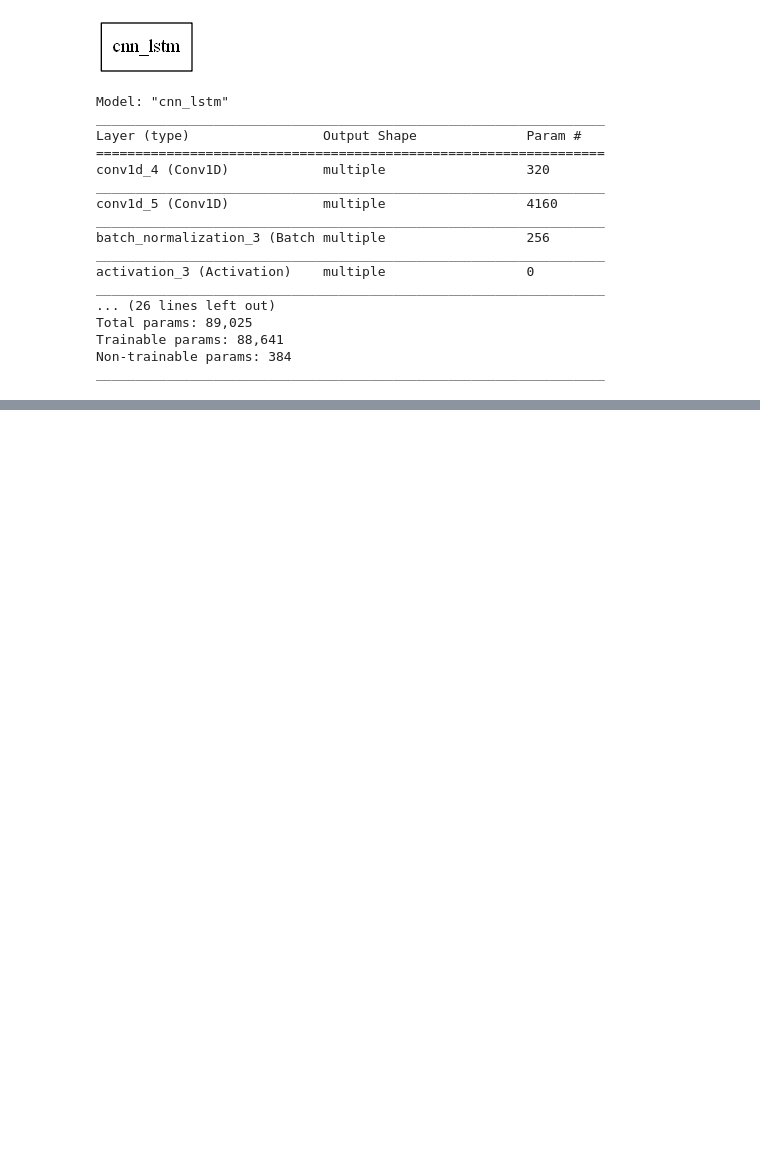
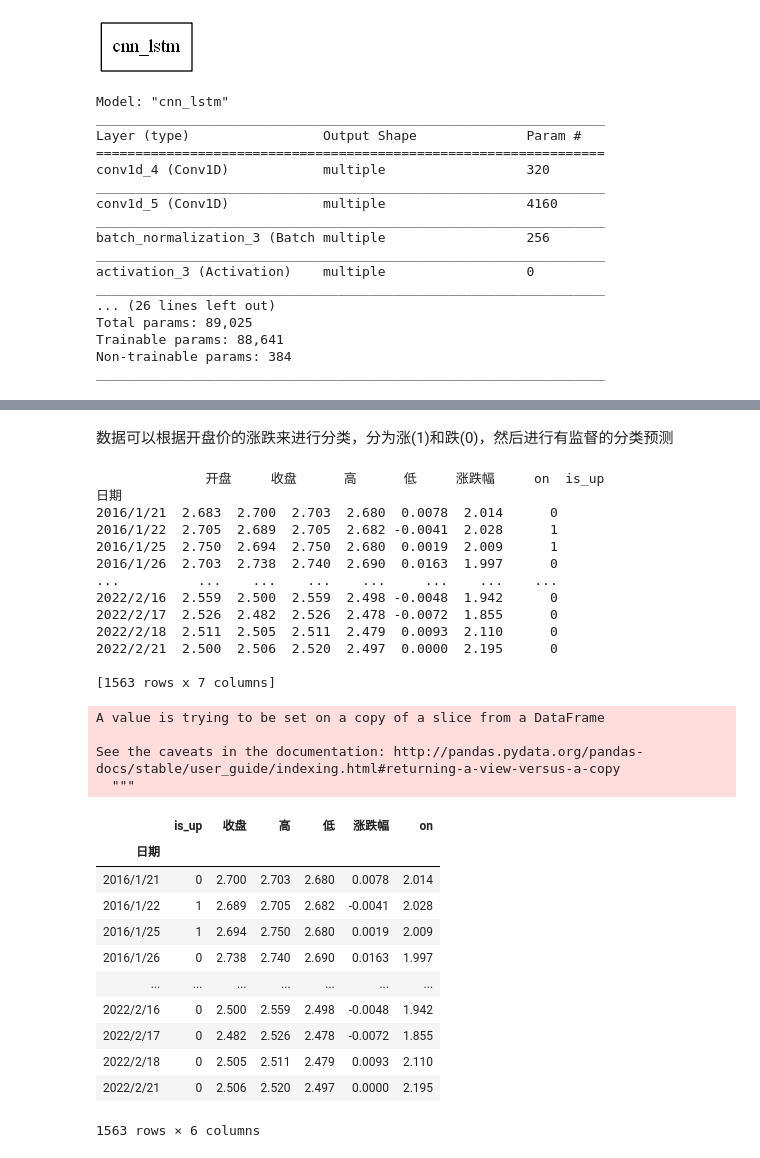
Before and after one commit to root-zr/financial-time-series-models, a Jupyter notebook: cnn-lstm.ipynb, the cells around one changed output, grey strips where cells are left out. Cells and saved outputs as stored; diff of their text form; code cells hidden in the pictures; blank space fills up the shorter version.

```diff
--- a/cnn-lstm.ipynb
+++ b/cnn-lstm.ipynb
@@ -487,0 +523,42 @@ Reusing TensorBoard on port 6006 (pid 27920), started 1:59:27 ago. (Use '!kill 2
+# %% [markdown]
+数据可以根据开盘价的涨跌来进行分类，分为涨(1)和跌(0)，然后进行有监督的分类预测
+# %%
+national_debt['is_up'] = 0
+
+for index,value in enumerate(national_debt['开盘']):
+    if (index > 0 and value > national_debt['开盘'][index - 1]):
+        national_debt['is_up'][index] = 1
+
+print(national_debt)
+national_debt = national_debt[['is_up', '收盘', '高', '低', '涨跌幅', 'on']]
+national_debt
+# %% [output]
+              开盘     收盘      高      低     涨跌幅     on  is_up
+日期
+2016/1/21  2.683  2.700  2.703  2.680  0.0078  2.014      0
+2016/1/22  2.705  2.689  2.705  2.682 -0.0041  2.028      1
+2016/1/25  2.750  2.694  2.750  2.680  0.0019  2.009      1
+2016/1/26  2.703  2.738  2.740  2.690  0.0163  1.997      0
+...          ...    ...    ...    ...     ...    ...    ...
+2022/2/16  2.559  2.500  2.559  2.498 -0.0048  1.942      0
+2022/2/17  2.526  2.482  2.526  2.478 -0.0072  1.855      0
+2022/2/18  2.511  2.505  2.511  2.479  0.0093  2.110      0
+2022/2/21  2.500  2.506  2.520  2.497  0.0000  2.195      0
+
+[1563 rows x 7 columns]
+A value is trying to be set on a copy of a slice from a DataFrame
+
+See the caveats in the documentation: http://pandas.pydata.org/pandas-docs/stable/user_guide/indexing.html#returning-a-view-versus-a-copy
+  """
+|  | is_up | 收盘 | 高 | 低 | 涨跌幅 | on |
+| 日期 |  |  |  |  |  |  |
+| 2016/1/21 | 0 | 2.700 | 2.703 | 2.680 | 0.0078 | 2.014 |
+| 2016/1/22 | 1 | 2.689 | 2.705 | 2.682 | -0.0041 | 2.028 |
+| 2016/1/25 | 1 | 2.694 | 2.750 | 2.680 | 0.0019 | 2.009 |
+| 2016/1/26 | 0 | 2.738 | 2.740 | 2.690 | 0.0163 | 1.997 |
+| ... | ... | ... | ... | ... | ... | ... |
+| 2022/2/16 | 0 | 2.500 | 2.559 | 2.498 | -0.0048 | 1.942 |
+| 2022/2/17 | 0 | 2.482 | 2.526 | 2.478 | -0.0072 | 1.855 |
+| 2022/2/18 | 0 | 2.505 | 2.511 | 2.479 | 0.0093 | 2.110 |
+| 2022/2/21 | 0 | 2.506 | 2.520 | 2.497 | 0.0000 | 2.195 |
+1563 rows × 6 columns
```
Also changed, not shown: parts of 13 cells of this notebook, 2 other files.
